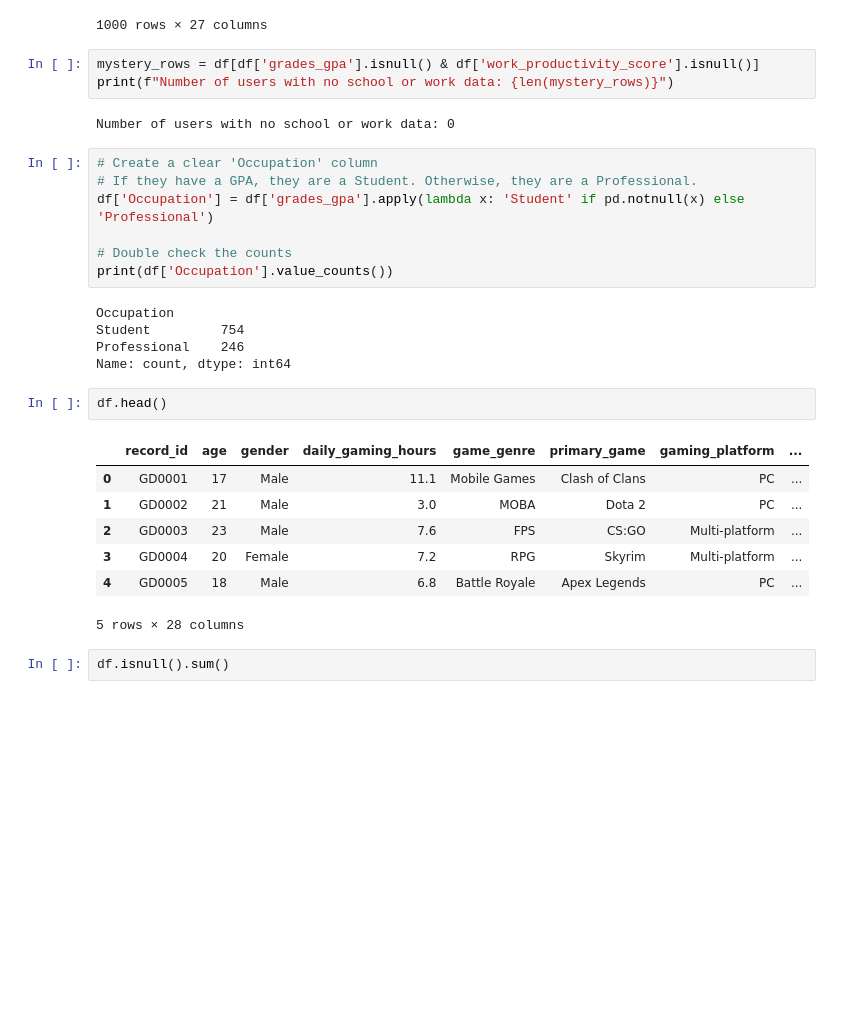
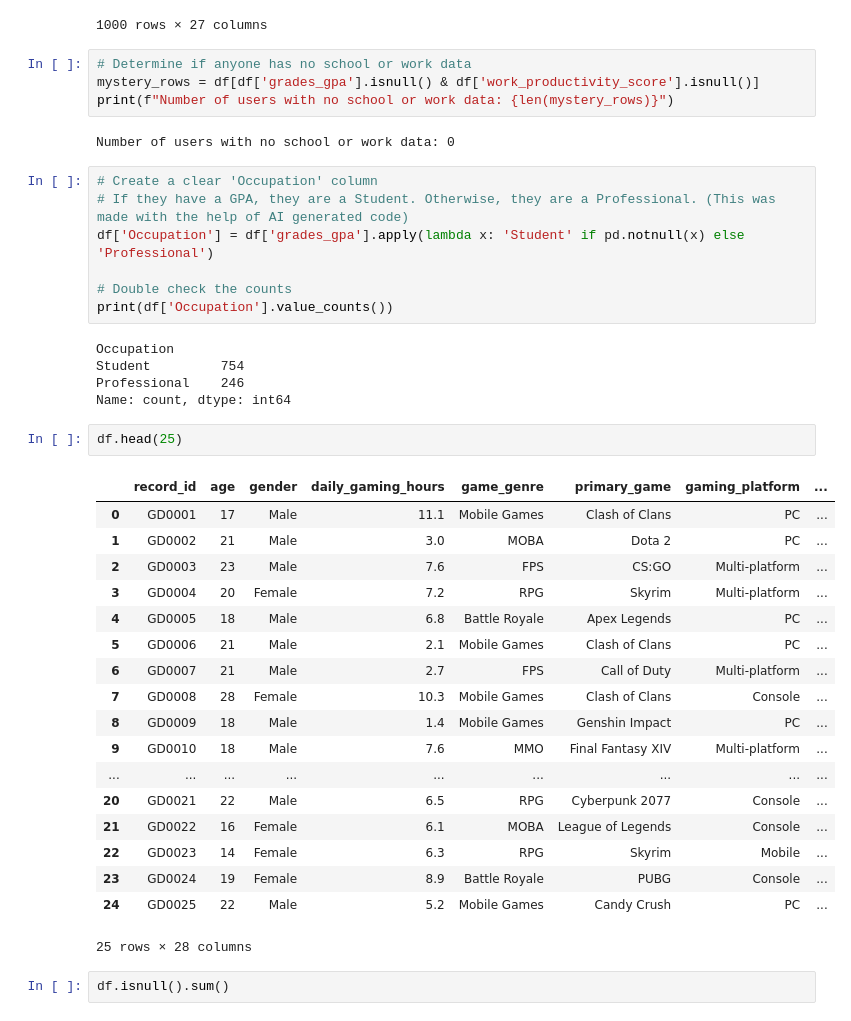
Before and after one commit to jmlax123/gaming_mental_health, a Jupyter notebook: notebook/gaming_mental_health_data.ipynb, the cells around one changed output. Saved outputs shown, nothing was run; the diff lists cells and outputs as text; blank space fills up the shorter version.

Commit message:
Finalized project with markdowns

```diff
--- a/notebook/gaming_mental_health_data.ipynb
+++ b/notebook/gaming_mental_health_data.ipynb
@@ -138,13 +138,14 @@ df.isna()
 | 999 | False | False | False | False | False | False | False | ... |
 1000 rows × 27 columns
 # %%
+# Determine if anyone has no school or work data
 mystery_rows = df[df['grades_gpa'].isnull() & df['work_productivity_score'].isnull()]
 print(f"Number of users with no school or work data: {len(mystery_rows)}")
 # %% [output]
 Number of users with no school or work data: 0
 # %%
 # Create a clear 'Occupation' column
-# If they have a GPA, they are a Student. Otherwise, they are a Professional.
+# If they have a GPA, they are a Student. Otherwise, they are a Professional. (This was made with the help of AI generated code)
 df['Occupation'] = df['grades_gpa'].apply(lambda x: 'Student' if pd.notnull(x) else 'Professional')
 
 # Double check the counts
@@ -155,15 +156,26 @@ Student         754
 Professional    246
 Name: count, dtype: int64
 # %%
-df.head()
+df.head(25)
 # %% [output]
 |  | record_id | age | gender | daily_gaming_hours | game_genre | primary_game | gaming_platform | ... |
 | 0 | GD0001 | 17 | Male | 11.1 | Mobile Games | Clash of Clans | PC | ... |
 | 1 | GD0002 | 21 | Male | 3.0 | MOBA | Dota 2 | PC | ... |
 | 2 | GD0003 | 23 | Male | 7.6 | FPS | CS:GO | Multi-platform | ... |
 | 3 | GD0004 | 20 | Female | 7.2 | RPG | Skyrim | Multi-platform | ... |
 | 4 | GD0005 | 18 | Male | 6.8 | Battle Royale | Apex Legends | PC | ... |
+| 5 | GD0006 | 21 | Male | 2.1 | Mobile Games | Clash of Clans | PC | ... |
+| 6 | GD0007 | 21 | Male | 2.7 | FPS | Call of Duty | Multi-platform | ... |
+| 7 | GD0008 | 28 | Female | 10.3 | Mobile Games | Clash of Clans | Console | ... |
+| 8 | GD0009 | 18 | Male | 1.4 | Mobile Games | Genshin Impact | PC | ... |
+| 9 | GD0010 | 18 | Male | 7.6 | MMO | Final Fantasy XIV | Multi-platform | ... |
+| ... | ... | ... | ... | ... | ... | ... | ... | ... |
+| 20 | GD0021 | 22 | Male | 6.5 | RPG | Cyberpunk 2077 | Console | ... |
+| 21 | GD0022 | 16 | Female | 6.1 | MOBA | League of Legends | Console | ... |
+| 22 | GD0023 | 14 | Female | 6.3 | RPG | Skyrim | Mobile | ... |
+| 23 | GD0024 | 19 | Female | 8.9 | Battle Royale | PUBG | Console | ... |
+| 24 | GD0025 | 22 | Male | 5.2 | Mobile Games | Candy Crush | PC | ... |
-5 rows × 28 columns
+25 rows × 28 columns
 # %%
 df.isnull().sum()
 # %% [output]
```
Also changed, not shown: parts of 10 cells of this notebook, 1 other file.
